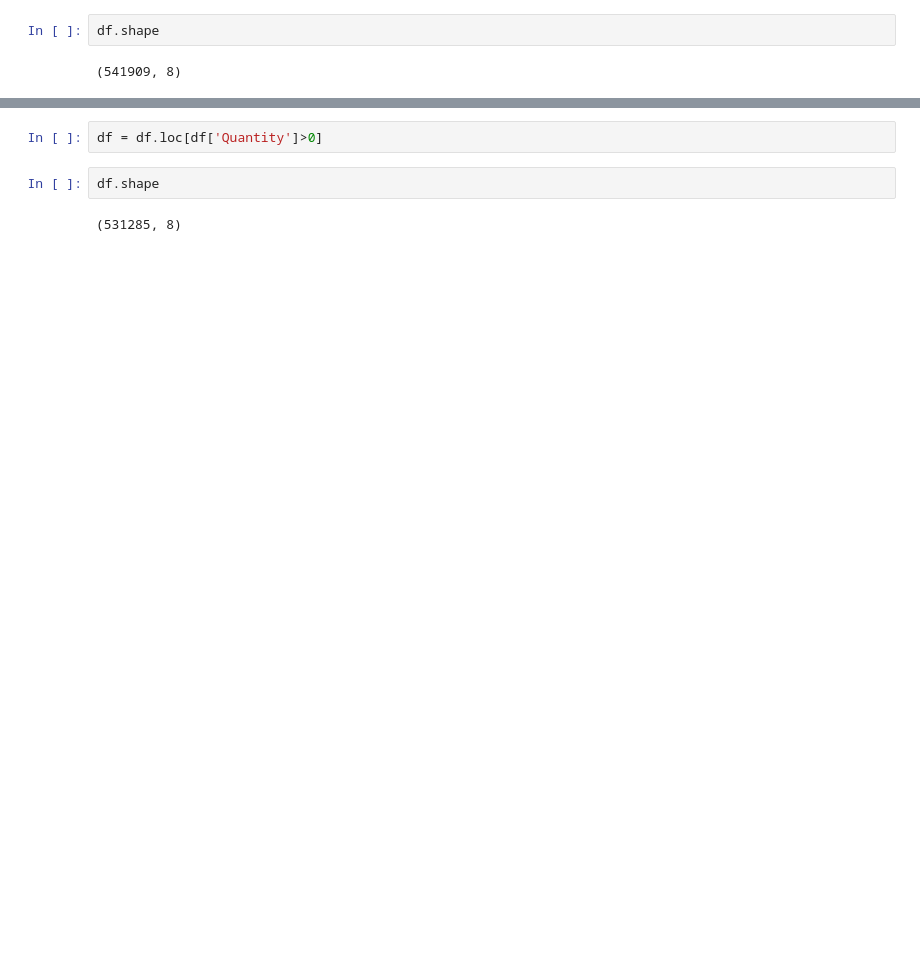
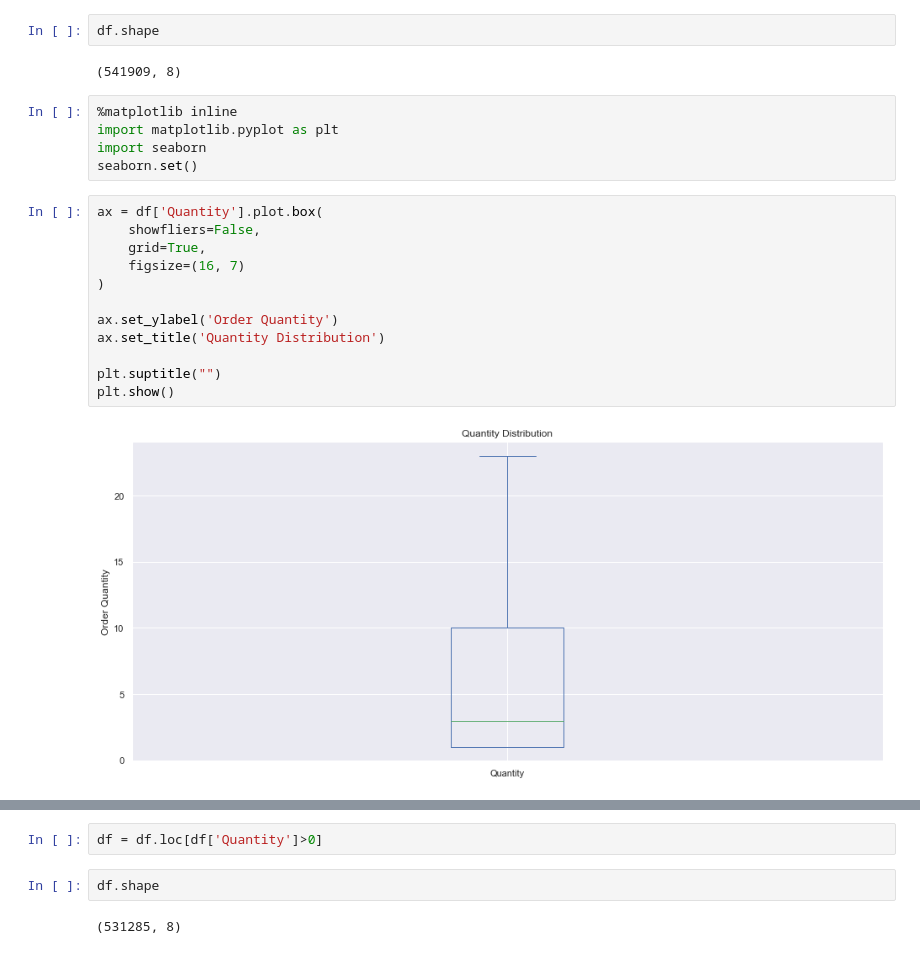
Before and after one commit to nitinjosephrepo/Ecommerce-product-analytics, a Jupyter notebook: Ecomerce Product Analytics with Pandas .ipynb, the cells around one changed output, grey strips where cells are left out. Saved outputs shown, nothing was run; the diff lists cells and outputs as text; blank space fills up the shorter version.

```diff
--- a/Ecomerce Product Analytics with Pandas .ipynb
+++ b/Ecomerce Product Analytics with Pandas .ipynb
@@ -17,3 +18,22 @@ df.head()
 df.shape
 # %% [output]
 (541909, 8)
+# %%
+%matplotlib inline
+import matplotlib.pyplot as plt
+import seaborn
+seaborn.set()
+# %%
+ax = df['Quantity'].plot.box(
+    showfliers=False,
+    grid=True,
+    figsize=(16, 7)
+)
+
+ax.set_ylabel('Order Quantity')
+ax.set_title('Quantity Distribution')
+
+plt.suptitle("")
+plt.show()
+# %% [output]
+[figure, added]
```
Also changed, not shown: parts of 43 cells of this notebook.
